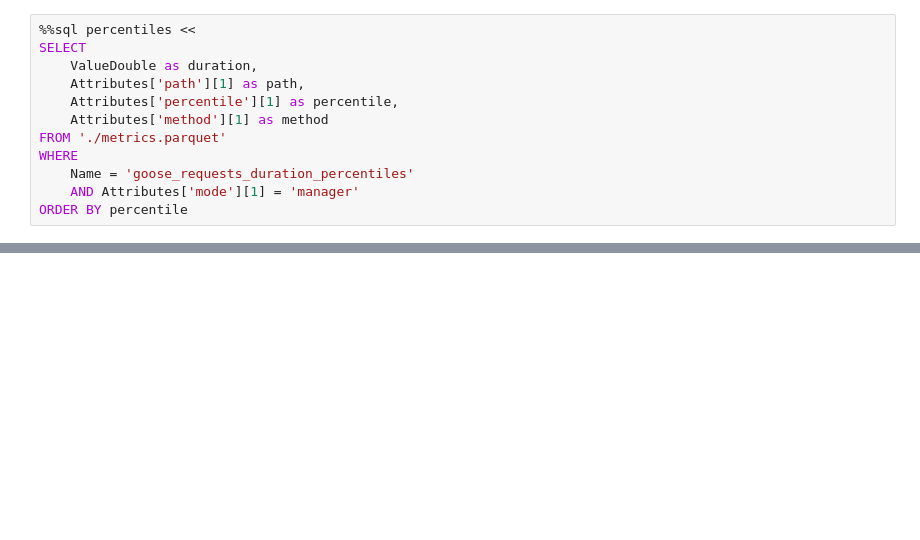
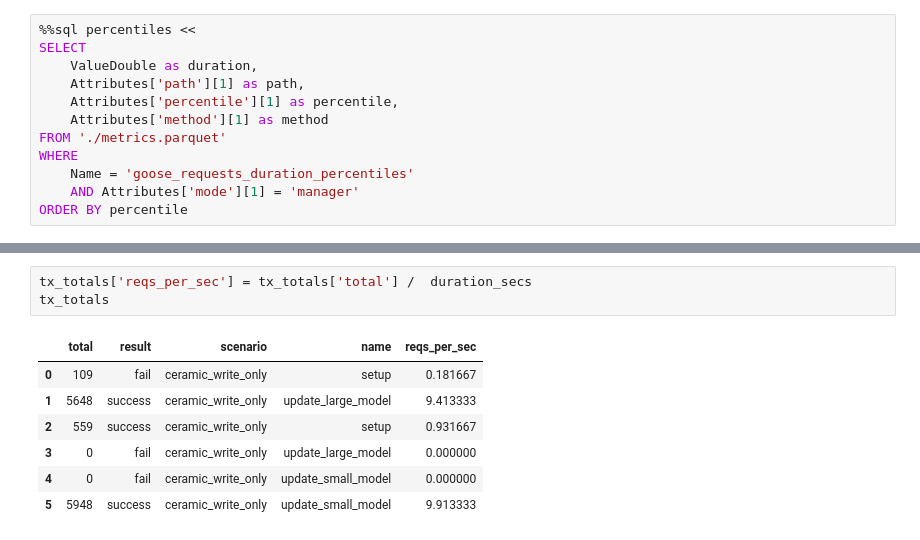
Before and after one commit to 3box/keramik, a Jupyter notebook: analyze/sim.ipynb, the cells around one changed output, grey strips where cells are left out. Saved outputs shown, nothing was run; the diff lists cells and outputs as text; blank space fills up the shorter version.

```diff
--- a/analyze/sim.ipynb
+++ b/analyze/sim.ipynb
@@ -76,0 +124,11 @@ plt.legend(bbox_to_anchor=(1.04, 1))
+# %%
+tx_totals['reqs_per_sec'] = tx_totals['total'] /  duration_secs
+tx_totals
+# %% [output]
+|  | total | result | scenario | name | reqs_per_sec |
+| 0 | 109 | fail | ceramic_write_only | setup | 0.181667 |
+| 1 | 5648 | success | ceramic_write_only | update_large_model | 9.413333 |
+| 2 | 559 | success | ceramic_write_only | setup | 0.931667 |
+| 3 | 0 | fail | ceramic_write_only | update_large_model | 0.000000 |
+| 4 | 0 | fail | ceramic_write_only | update_small_model | 0.000000 |
+| 5 | 5948 | success | ceramic_write_only | update_small_model | 9.913333 |
```
Also changed, not shown: parts of 9 cells of this notebook, 6 other files.
